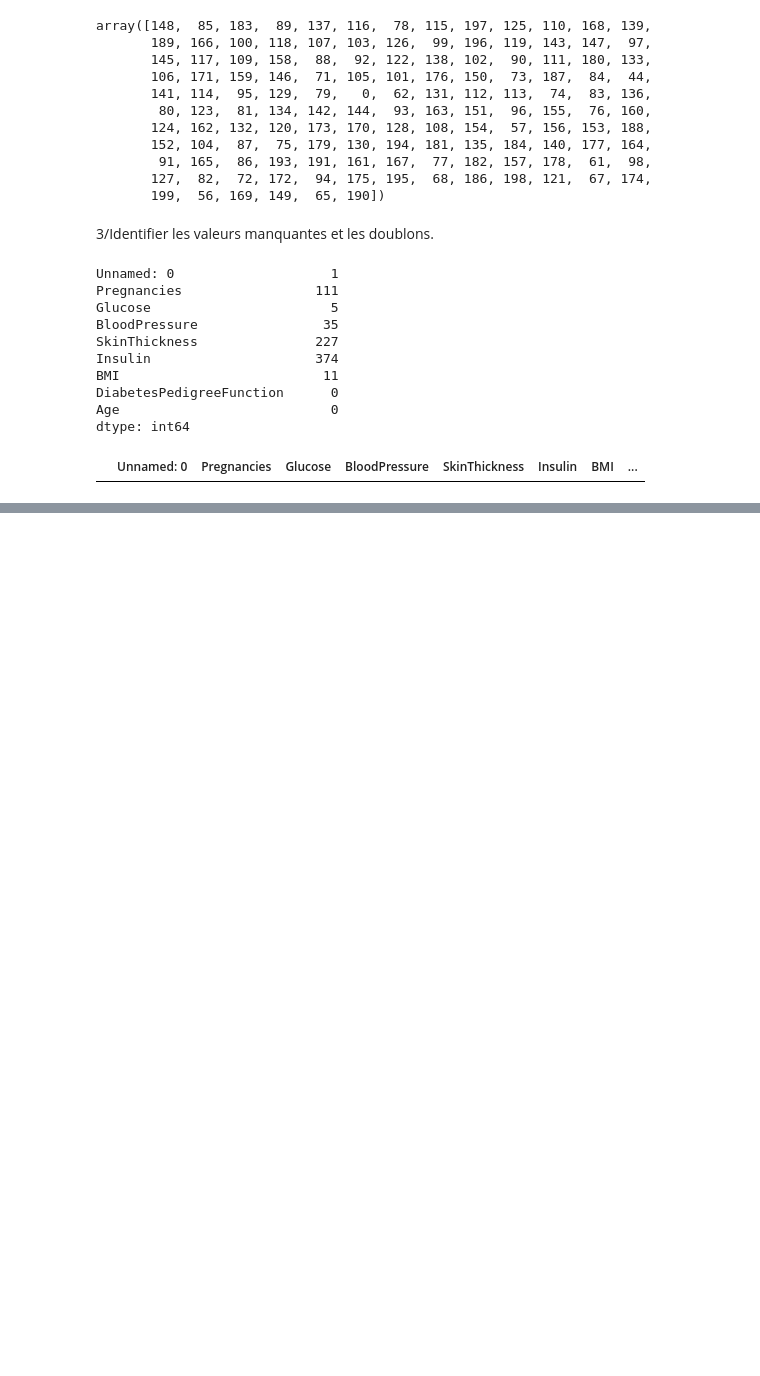
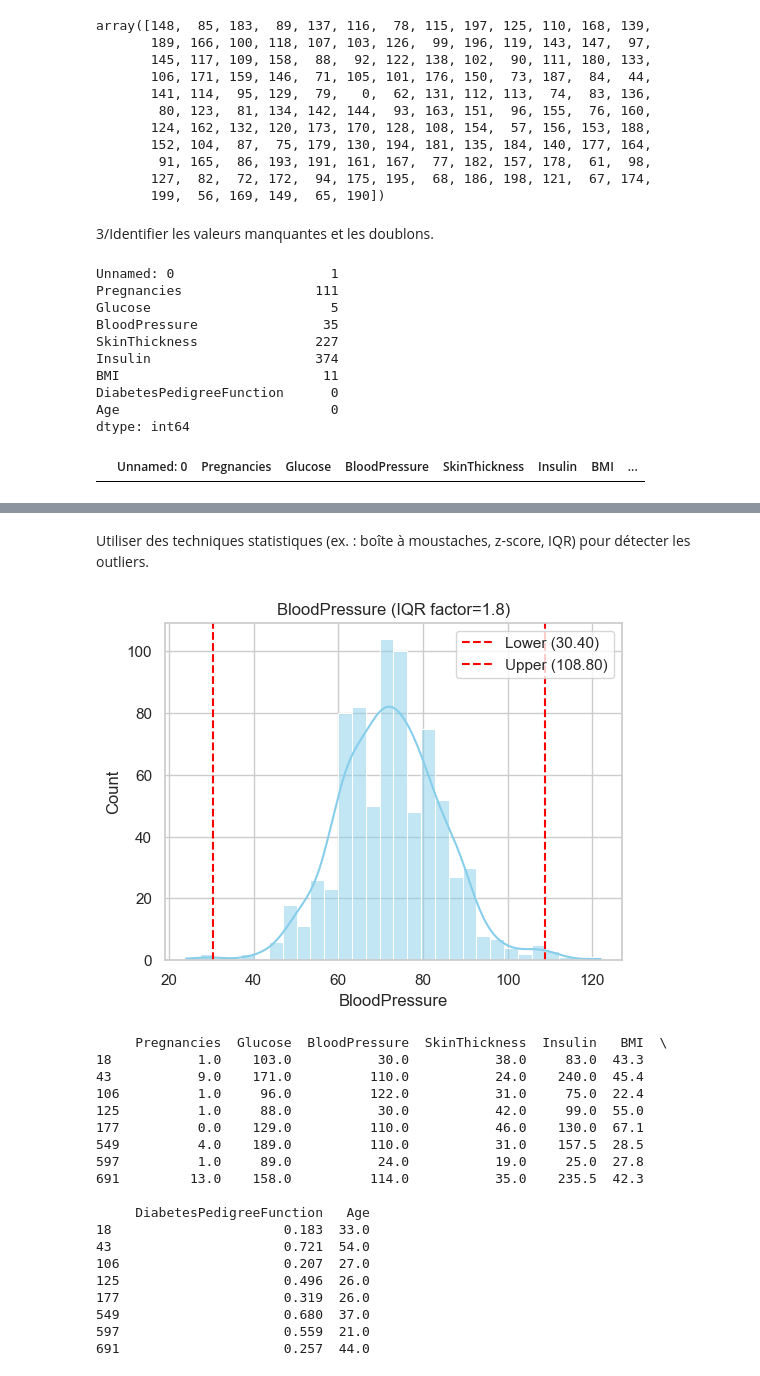
Before and after one commit to elabiad-malika2/Analyse-et-Pr-diction-du-Risque-de-Diab-te, a Jupyter notebook: notebooks/main.ipynb, the cells around one changed output, grey strips where cells are left out. Drawn from its saved outputs; the diff is of its cells as text; code cells hidden in the pictures; blank space fills up the shorter version.

```diff
--- a/notebooks/main.ipynb
+++ b/notebooks/main.ipynb
@@ -152,0 +250,54 @@ df[df.duplicated()]
+# %% [markdown]
+Utiliser des techniques statistiques (ex. : boîte à moustaches, z-score, IQR) pour détecter les outliers.
+# %%
+import matplotlib.pyplot as plt
+import seaborn as sns
+
+# --- Paramètre ajustable : le facteur multiplicatif de l'IQR ---
+factor = 1.8
+
+# Sélection des colonnes numériques
+num_cols = df.select_dtypes(include=['float64', 'int64']).columns
+
+# Création des histogrammes avec bornes
+plt.figure(figsize=(15, 12))
+
+Q1 = df["BloodPressure"].quantile(0.25)
+Q3 = df["BloodPressure"].quantile(0.75)
+IQR = Q3 - Q1
+lower = Q1 - 2.1 * IQR
+upper = Q3 + factor * IQR
+
+outliers = df[(df["BloodPressure"] < lower) | (df["BloodPressure"] > upper)]
+
+plt.subplot(3, 3, 1)
+sns.histplot(df["BloodPressure"], kde=True, bins=30, color='skyblue')
+plt.axvline(lower, color='red', linestyle='--', label=f'Lower ({lower:.2f})')
+plt.axvline(upper, color='red', linestyle='--', label=f'Upper ({upper:.2f})')
+plt.title(f'{"BloodPressure"} (IQR factor={factor})')
+plt.legend()
+
+plt.tight_layout()
+plt.show()
+print(outliers)
+# %% [output]
+[figure, added]
+     Pregnancies  Glucose  BloodPressure  SkinThickness  Insulin   BMI  \
+18           1.0    103.0           30.0           38.0     83.0  43.3
+43           9.0    171.0          110.0           24.0    240.0  45.4
+106          1.0     96.0          122.0           31.0     75.0  22.4
+125          1.0     88.0           30.0           42.0     99.0  55.0
+177          0.0    129.0          110.0           46.0    130.0  67.1
+549          4.0    189.0          110.0           31.0    157.5  28.5
+597          1.0     89.0           24.0           19.0     25.0  27.8
+691         13.0    158.0          114.0           35.0    235.5  42.3
+
+     DiabetesPedigreeFunction   Age
+18                      0.183  33.0
+43                      0.721  54.0
+106                     0.207  27.0
+125                     0.496  26.0
+177                     0.319  26.0
+549                     0.680  37.0
+597                     0.559  21.0
+691                     0.257  44.0
```
Also changed, not shown: parts of 71 cells of this notebook, 1 other file.
